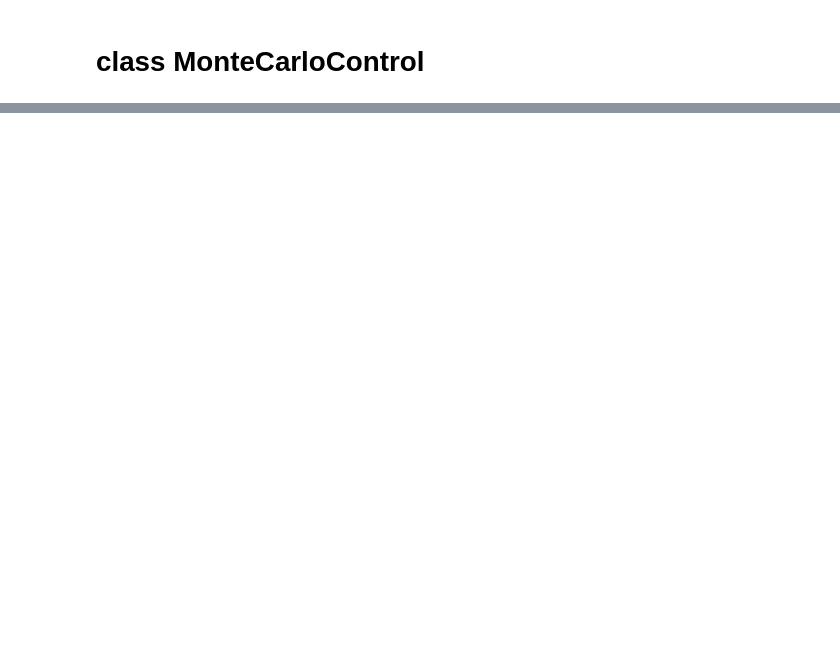
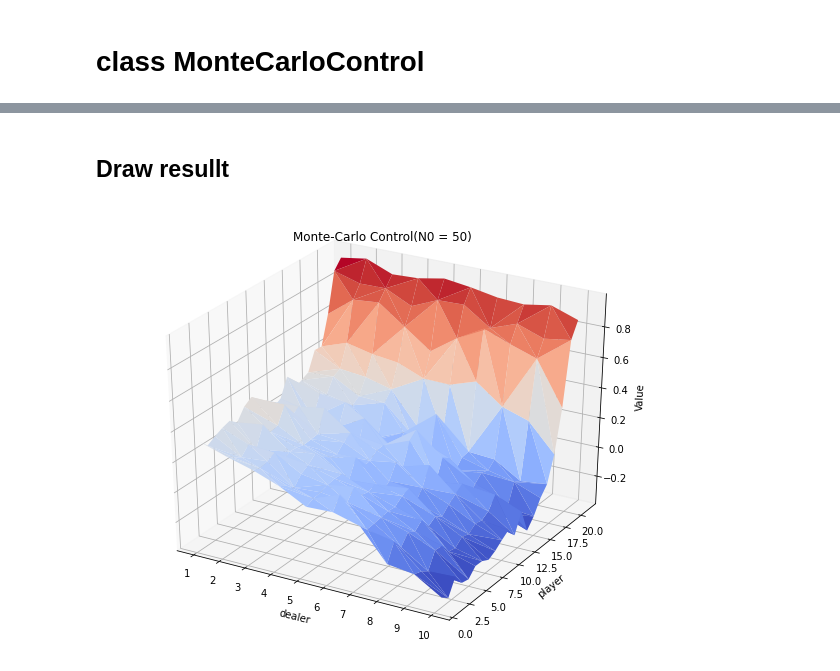
Before and after one commit to basselkassem/easy21, a Jupyter notebook: monteControl_control.ipynb, the cells around one changed output, grey strips where cells are left out. Cells and saved outputs as stored; diff of their text form; code cells hidden in the pictures; blank space fills up the shorter version.

```diff
--- a/monteControl_control.ipynb
+++ b/monteControl_control.ipynb
@@ -204,0 +189,6 @@ plt.xticks(np.arange(1, 11))
+# %%
+%%time
+episodes_num = env.EPISODES_NUMS[3]
+N0 = env.N0_VALUES[0]
+agent = MonteCarloControl(episodes_num, N0 = N0 )
+agent.policy_iteration()
@@ -204,0 +198,9 @@ plt.xticks(np.arange(1, 11))
+# %% [markdown]
+## Draw resullt
+# %%
+title = 'Monte-Carlo Control(N0 = 50)'
+X, Y, Z = prepare_axises(agent.Q)
+draw_surf(X, Y, Z, title)
+draw_deluanay_surf(X, Y, Z, title)
+# %% [output]
+[figure, added]
```
Also changed, not shown: parts of 23 cells of this notebook.
